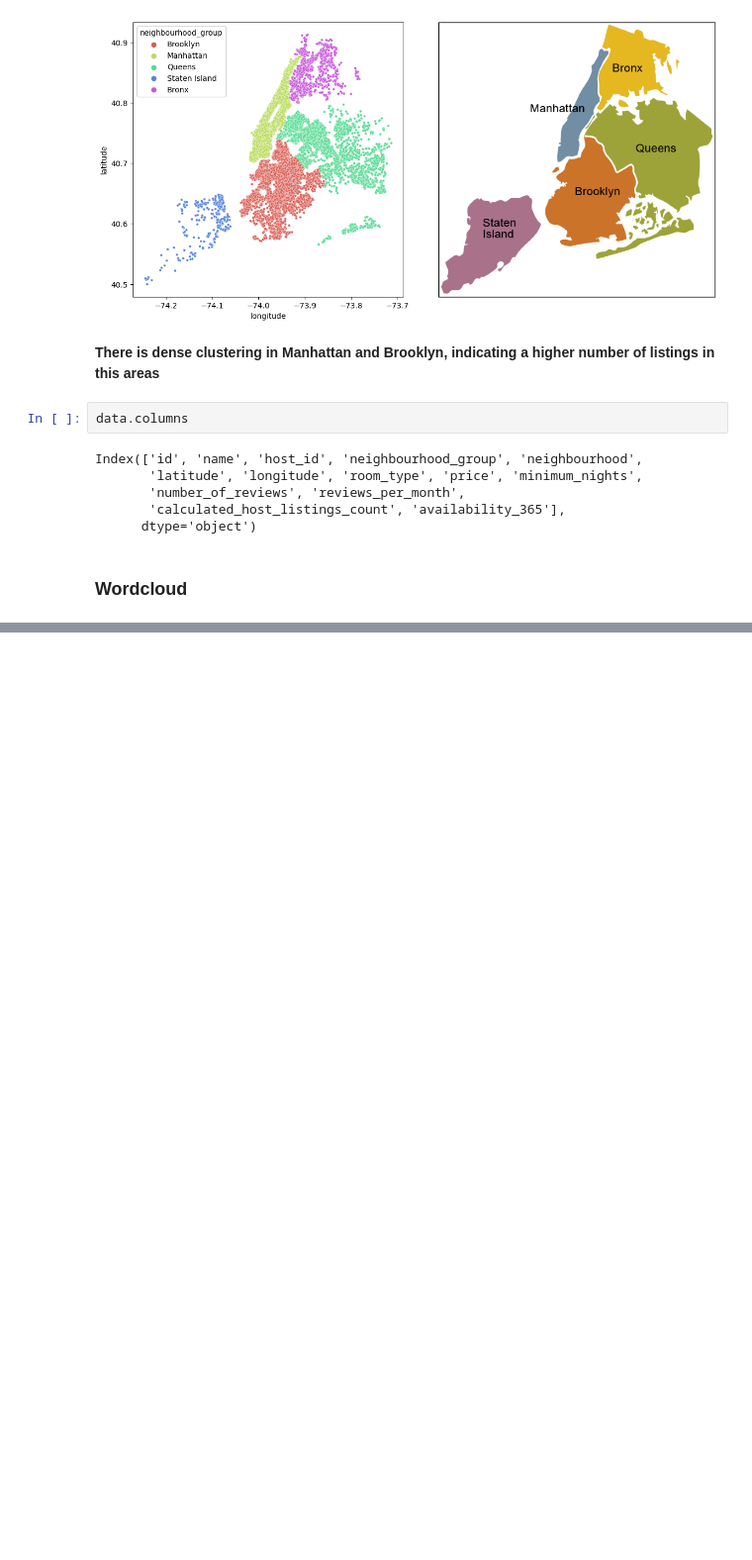
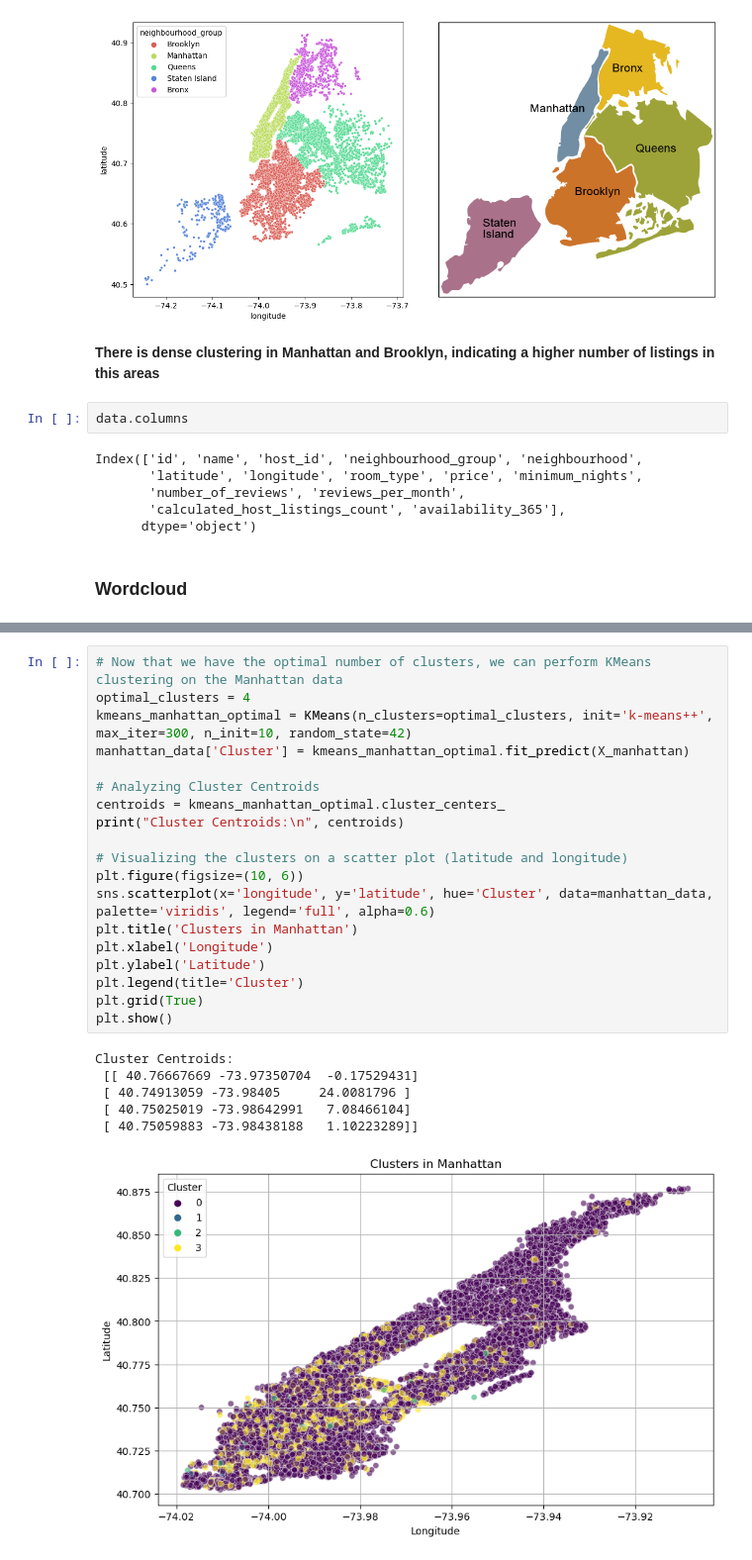
Before and after one commit to Ngugi-Joy-Grace/airbnb-business-analysis, a Jupyter notebook: analysis.ipynb, the cells around one changed output, grey strips where cells are left out. Shown at 99% size. Drawn from its saved outputs; the diff is of its cells as text; blank space fills up the shorter version.

```diff
--- a/analysis.ipynb
+++ b/analysis.ipynb
@@ -612,0 +615,26 @@ for i, attraction in attractions_data.iterrows():
+# %%
+# Now that we have the optimal number of clusters, we can perform KMeans clustering on the Manhattan data
+optimal_clusters = 4
+kmeans_manhattan_optimal = KMeans(n_clusters=optimal_clusters, init='k-means++', max_iter=300, n_init=10, random_state=42)
+manhattan_data['Cluster'] = kmeans_manhattan_optimal.fit_predict(X_manhattan)
+
+# Analyzing Cluster Centroids
+centroids = kmeans_manhattan_optimal.cluster_centers_
+print("Cluster Centroids:\n", centroids)
+
+# Visualizing the clusters on a scatter plot (latitude and longitude)
+plt.figure(figsize=(10, 6))
+sns.scatterplot(x='longitude', y='latitude', hue='Cluster', data=manhattan_data, palette='viridis', legend='full', alpha=0.6)
+plt.title('Clusters in Manhattan')
+plt.xlabel('Longitude')
+plt.ylabel('Latitude')
+plt.legend(title='Cluster')
+plt.grid(True)
+plt.show()
+# %% [output]
+Cluster Centroids:
+ [[ 40.76667669 -73.97350704  -0.17529431]
+ [ 40.74913059 -73.98405     24.0081796 ]
+ [ 40.75025019 -73.98642991   7.08466104]
+ [ 40.75059883 -73.98438188   1.10223289]]
+[figure, added]
```
Also changed, not shown: parts of 24 cells of this notebook, 1 other file.
